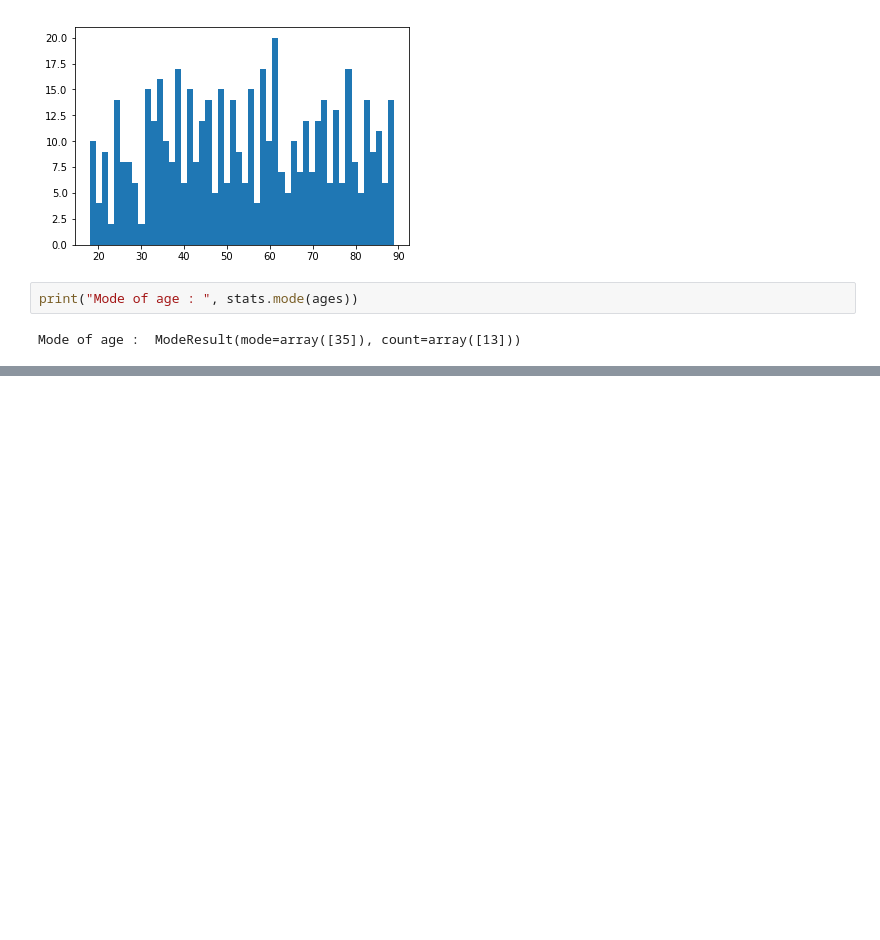
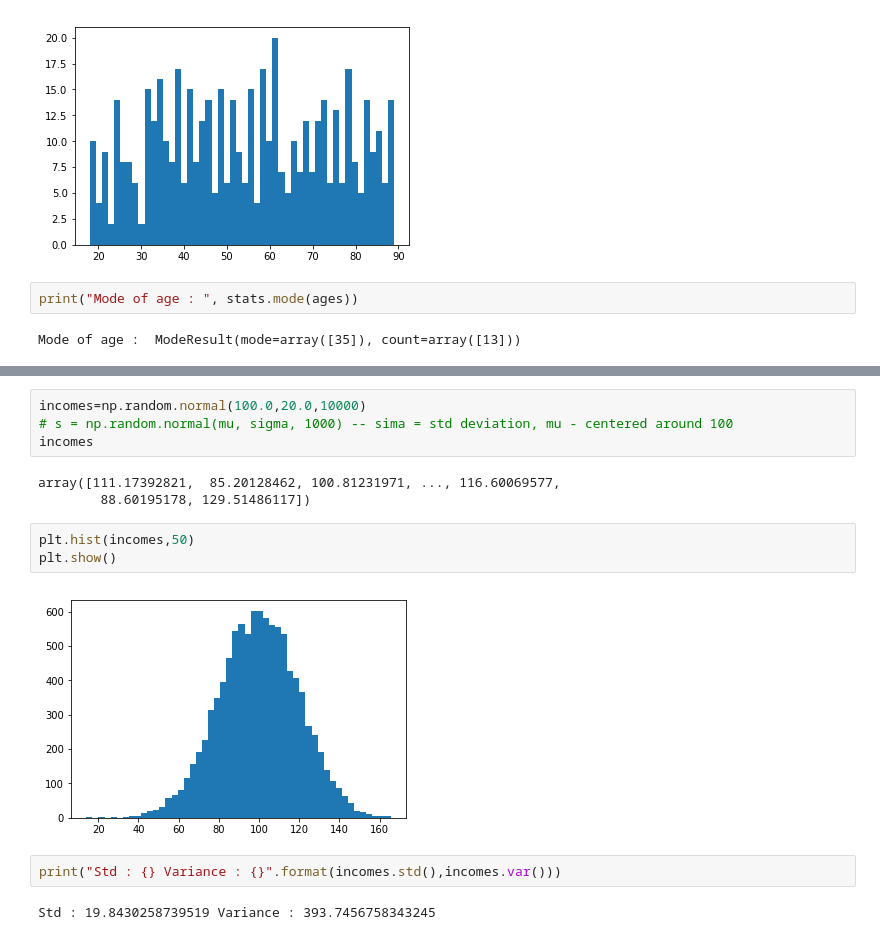
Before and after one commit to SudhakarAnemu/AI-DS-ML-DL-, a Jupyter notebook: jsDSDLMLwithPython_Udemy.ipynb, the cells around one changed output, grey strips where cells are left out. Cells and saved outputs as stored; diff of their text form; blank space fills up the shorter version.

```diff
--- a/jsDSDLMLwithPython_Udemy.ipynb
+++ b/jsDSDLMLwithPython_Udemy.ipynb
@@ -109,0 +137,16 @@ Mode of age :  ModeResult(mode=array([35]), count=array([13]))
+# %%
+incomes=np.random.normal(100.0,20.0,10000)
+# s = np.random.normal(mu, sigma, 1000) -- sima = std deviation, mu - centered around 100
+incomes
+# %% [output]
+array([111.17392821,  85.20128462, 100.81231971, ..., 116.60069577,
+        88.60195178, 129.51486117])
+# %%
+plt.hist(incomes,50)
+plt.show()
+# %% [output]
+[figure, added]
+# %%
+print("Std : {} Variance : {}".format(incomes.std(),incomes.var()))
+# %% [output]
+Std : 19.8430258739519 Variance : 393.7456758343245
```
Also changed, not shown: parts of 19 cells of this notebook.
